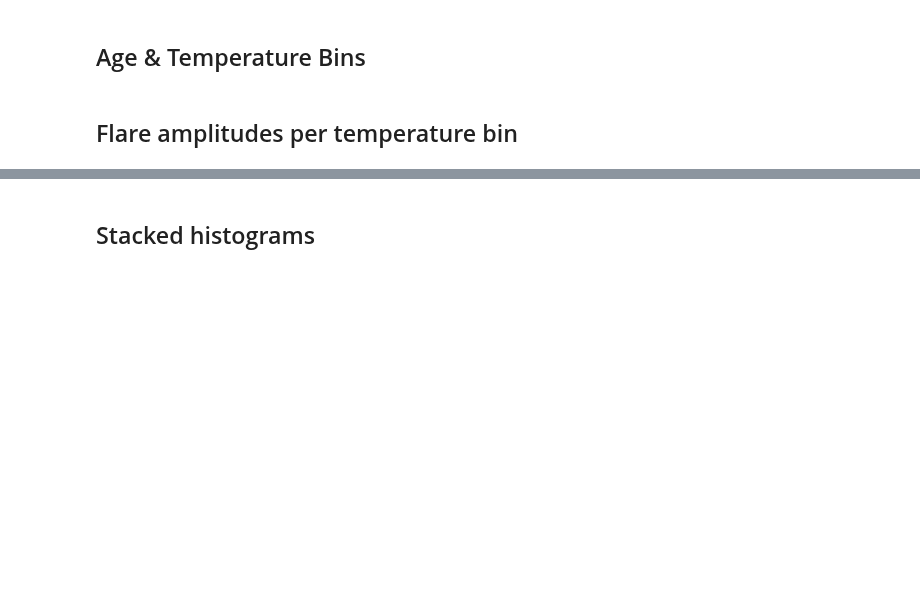
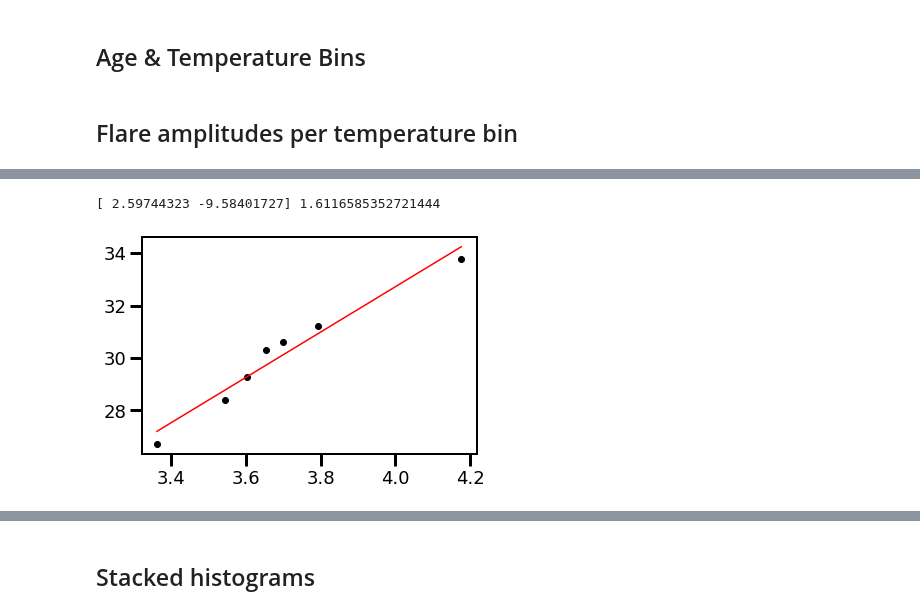
Before and after one commit to afeinstein20/stella, a Jupyter notebook: notebooks/plotting.ipynb, the cells around one changed output, grey strips where cells are left out. Drawn from its saved outputs; the diff is of its cells as text; code cells hidden in the pictures; blank space fills up the shorter version.

```diff
--- a/notebooks/plotting.ipynb
+++ b/notebooks/plotting.ipynb
@@ -830,0 +880,26 @@ TEMP_LIMITS
+# %%
+results = minimize(linear_fit, x0=[-1.4, 5],
+                       args=(np.log10(TEMP_BINS),
+                             np.log10(TEMP_LIMITS), np.ones(len(TEMP_BINS)) ),
+                       bounds=( (-3.0, 10.0), (-2, -1.)),
+                       method='L-BFGS-B')#,
+                       #options={'ftol':1e-8, 'gtol':1e-7})
+
+results.x[1] = 10**results.x[1]
+plt.plot(np.log10(TEMP_BINS), np.log10(TEMP_LIMITS), 'ko')
+plt.plot(np.log10(TEMP_BINS), linear([results.x[0],np.log10(results.x[1])],
+                                     np.log10(TEMP_BINS)), 'r')
+
+results2 = leastsq(linear_resid, results.x,
+                   args=(np.log10(TEMP_BINS),
+                         np.log10(TEMP_LIMITS),
+                         np.ones(len(TEMP_BINS))),
+                   full_output=True)
+
+fit_params = results2[1]
+
+slope_err = np.sqrt(results2[1][0][0])
+print(fit_params[0], slope_err)
+# %% [output]
+[ 2.59744323 -9.58401727] 1.6116585352721444
+[figure, added]
```
Also changed, not shown: parts of 19 cells of this notebook, 2 other files.
